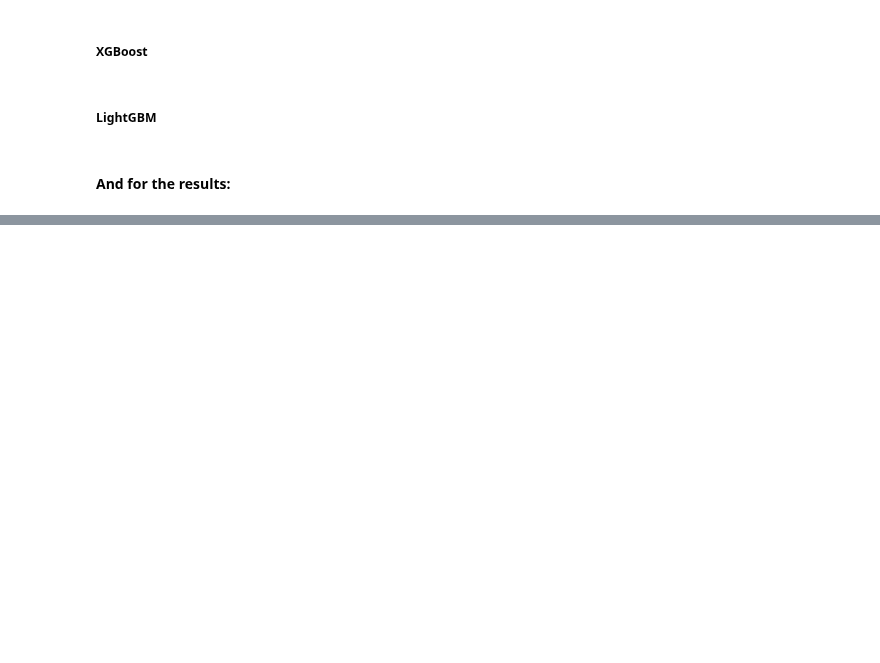
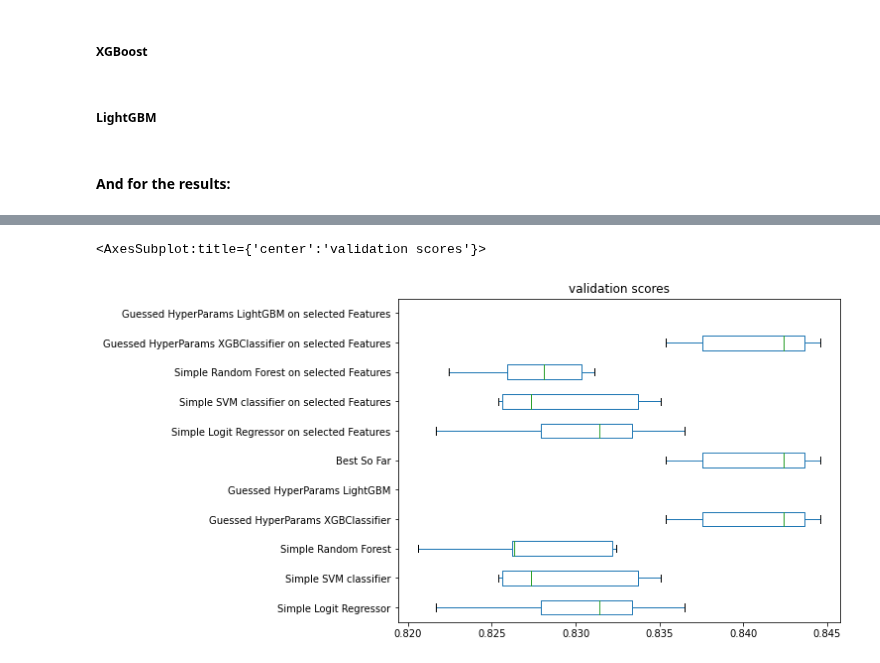
Before and after one commit to blackBagel/flu-shots, a Jupyter notebook: Flu_shot_forecast.ipynb, the cells around one changed output, grey strips where cells are left out. Cells and saved outputs as stored; diff of their text form; code cells hidden in the pictures; blank space fills up the shorter version.

```diff
--- a/Flu_shot_forecast.ipynb
+++ b/Flu_shot_forecast.ipynb
@@ -808,0 +862,17 @@ val_cv_scoreboard.plot(kind='box', title='validation scores', figsize = (8,6), v
+# %%
+model_name = 'Guessed HyperParams XGBClassifier on selected Features'
+model = XGBClassifier(objective = 'binary:logistic',
+                     n_estimators = 1000,
+                     learning_rate = 0.01,
+                     n_jobs = -1) # ,
+                    #  tree_method = 'gpu_hist')
+fit_params = {
+    # model_name + '__early_stopping_rounds' : 30,
+    # model_name + '__eval_set' : EARLY_STOP_EVAL_SET,
+    # model_name + '__eval_metric' : EVAL_METRIC,
+    model_name + '__verbose' : False
+}
+
+pipeline = Pipeline([('preprocess', data_preparation_pipeline),
+                     (model_name, model)])
+fs_model_pipes_to_evaluate[model_name] = (pipeline, dict(fit_params))
@@ -808,0 +881,13 @@ val_cv_scoreboard.plot(kind='box', title='validation scores', figsize = (8,6), v
+# %%
+model_name = 'Guessed HyperParams LightGBM on selected Features'
+model = LGBMClassifier(n_estimators=1000, n_jobs = -1, objective = 'binary')
+fit_params = {
+    # model_name + '__early_stopping_rounds' : 30,
+    # model_name + '__eval_set' : EARLY_STOP_EVAL_SET,
+    # model_name + '__eval_metric' : EVAL_METRIC,
+    model_name + '__verbose' : False
+}
+
+pipeline = Pipeline([('preprocess', data_preparation_pipeline),
+                     (model_name, model)])
+fs_model_pipes_to_evaluate[model_name] = (pipeline, dict(fit_params))
@@ -808,0 +898,4 @@ val_cv_scoreboard.plot(kind='box', title='validation scores', figsize = (8,6), v
+# %%
+df_train_with_FS_for_clf = df_train[set(features_df_new.columns.values) | FEATURES_TO_CLASSIFY_BY]
+
+labels_train_for_clf = labels_train['h1n1_vaccine']
@@ -808,0 +1020,3 @@ val_cv_scoreboard.plot(kind='box', title='validation scores', figsize = (8,6), v
+# %%
+overall_train_cv_scoreboard = pd.concat([overall_train_cv_scoreboard, fs_train_cv_scoreboard])
+overall_val_cv_scoreboard = pd.concat([overall_val_cv_scoreboard, fs_val_cv_scoreboard])
@@ -809,3 +1033,8 @@ val_cv_scoreboard.plot(kind='box', title='validation scores', figsize = (8,6), v
+# %%
+overall_val_cv_scoreboard.plot(kind='box', title='validation scores', figsize = (8,6), vert=False)
+# %% [output]
+<AxesSubplot:title={'center':'validation scores'}>
+[figure, added]
 # %%
 save_model_pipeline_and_info(best_model_so_far, file_name='best_model_so_far.pickle')
 best_model_so_far
```
Also changed, not shown: parts of 67 cells of this notebook, 1 other file.
